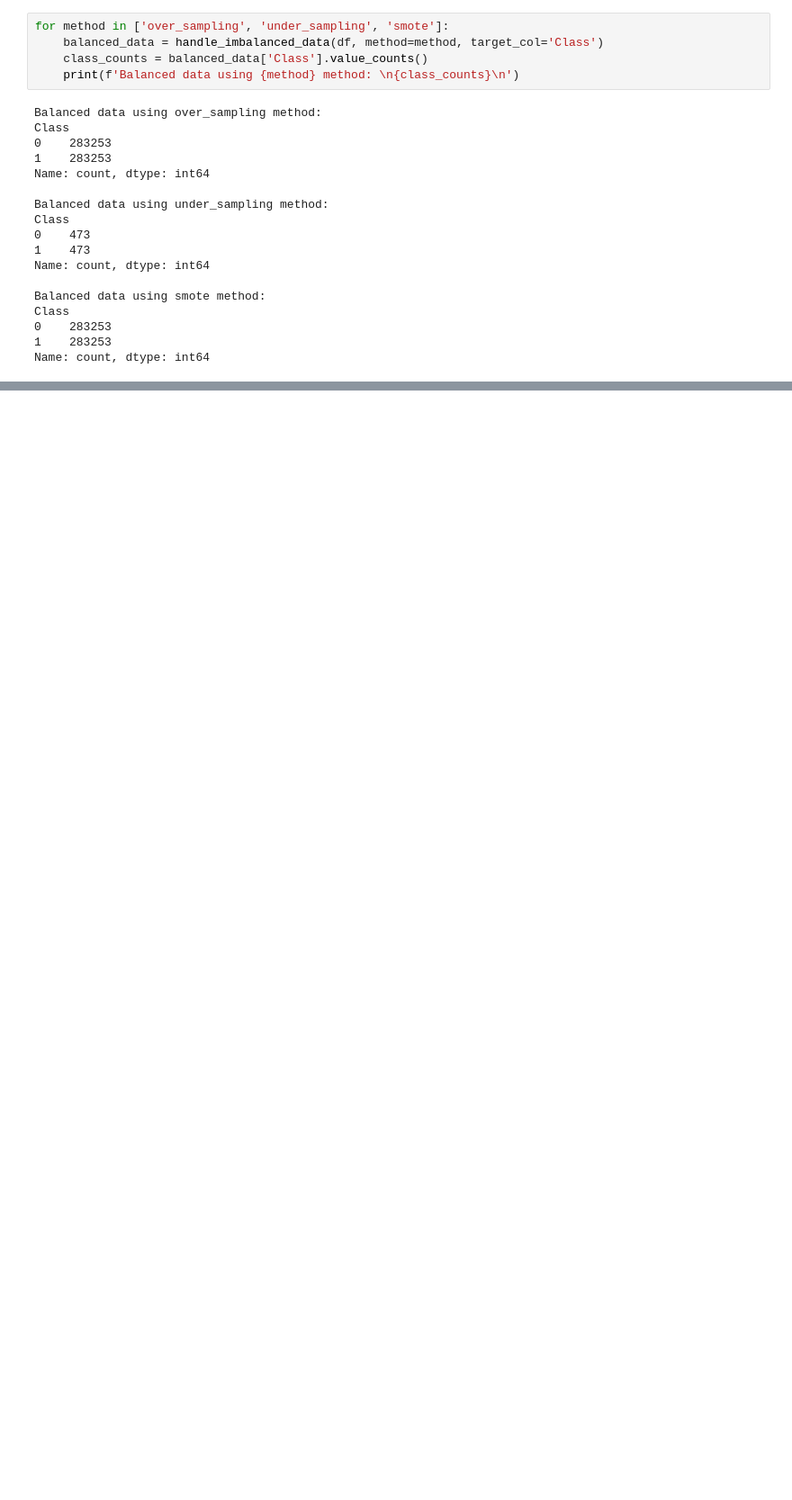
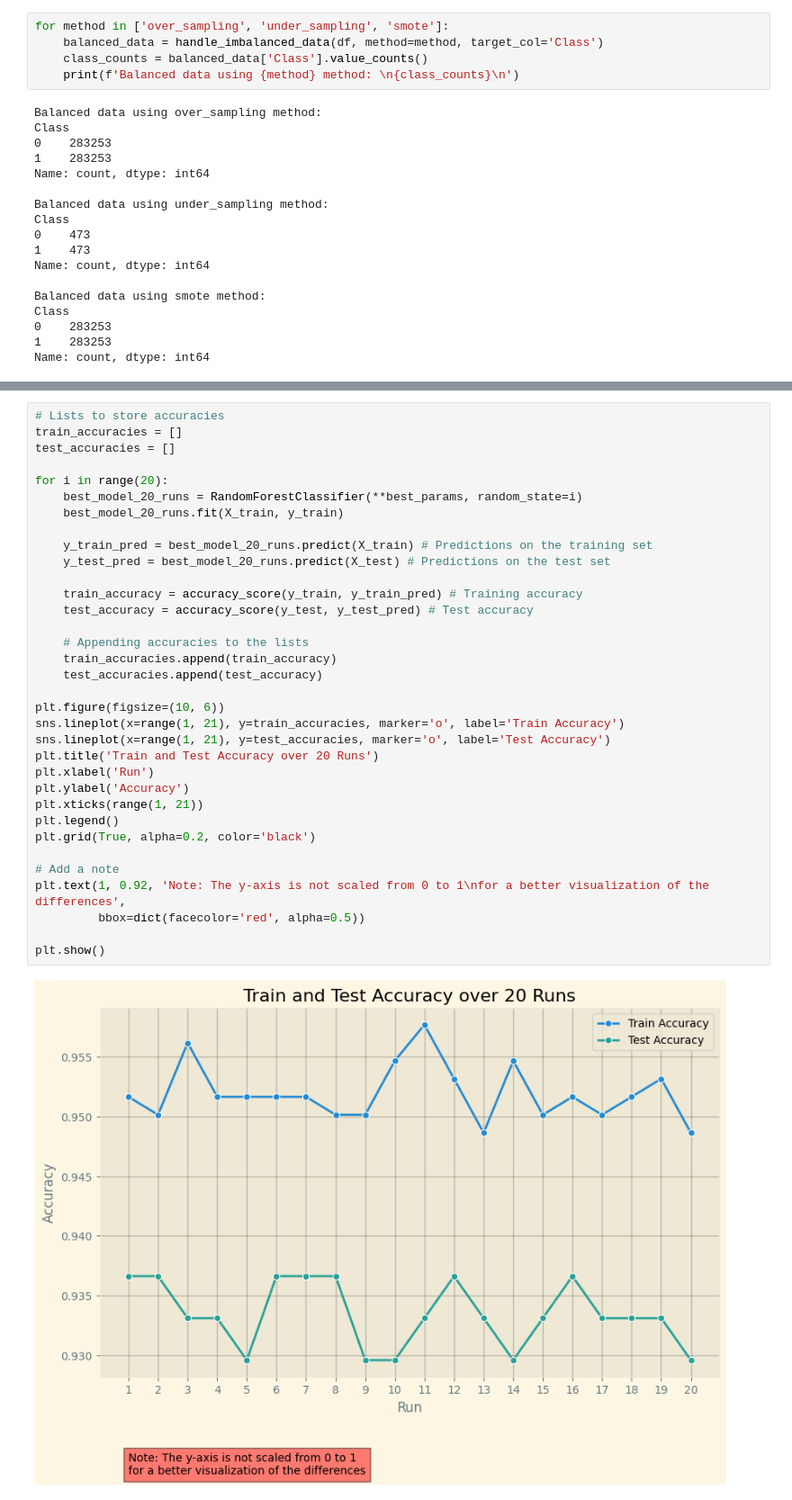
Before and after one commit to estivengrx/CognoRise_Infotech, a Jupyter notebook: notebooks/task1_transactions-fraud-detection/Credit card detection.ipynb, the cells around one changed output, grey strips where cells are left out. Shown at 90% size. Saved outputs shown, nothing was run; the diff lists cells and outputs as text; blank space fills up the shorter version.

```diff
--- a/notebooks/task1_transactions-fraud-detection/Credit card detection.ipynb
+++ b/notebooks/task1_transactions-fraud-detection/Credit card detection.ipynb
@@ -483,0 +457,36 @@ Best params: {'n_estimators': 100, 'min_samples_split': 5, 'min_samples_leaf': 4
+# %%
+# Lists to store accuracies
+train_accuracies = []
+test_accuracies = []
+
+for i in range(20):
+    best_model_20_runs = RandomForestClassifier(**best_params, random_state=i)
+    best_model_20_runs.fit(X_train, y_train)
+
+    y_train_pred = best_model_20_runs.predict(X_train) # Predictions on the training set
+    y_test_pred = best_model_20_runs.predict(X_test) # Predictions on the test set
+
+    train_accuracy = accuracy_score(y_train, y_train_pred) # Training accuracy
+    test_accuracy = accuracy_score(y_test, y_test_pred) # Test accuracy
+
+    # Appending accuracies to the lists
+    train_accuracies.append(train_accuracy)
+    test_accuracies.append(test_accuracy)
+
+plt.figure(figsize=(10, 6))
+sns.lineplot(x=range(1, 21), y=train_accuracies, marker='o', label='Train Accuracy')
+sns.lineplot(x=range(1, 21), y=test_accuracies, marker='o', label='Test Accuracy')
+plt.title('Train and Test Accuracy over 20 Runs')
+plt.xlabel('Run')
+plt.ylabel('Accuracy')
+plt.xticks(range(1, 21))
+plt.legend()
+plt.grid(True, alpha=0.2, color='black')
+
+# Add a note
+plt.text(1, 0.92, 'Note: The y-axis is not scaled from 0 to 1\nfor a better visualization of the differences',
+         bbox=dict(facecolor='red', alpha=0.5))
+
+plt.show()
+# %% [output]
+[figure, added]
```
Also changed, not shown: parts of 43 cells of this notebook, 2 other files.
